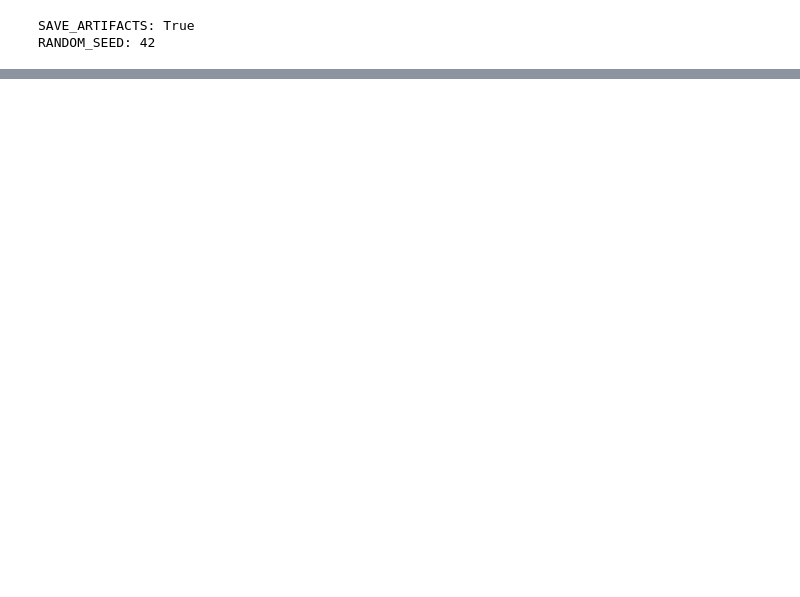
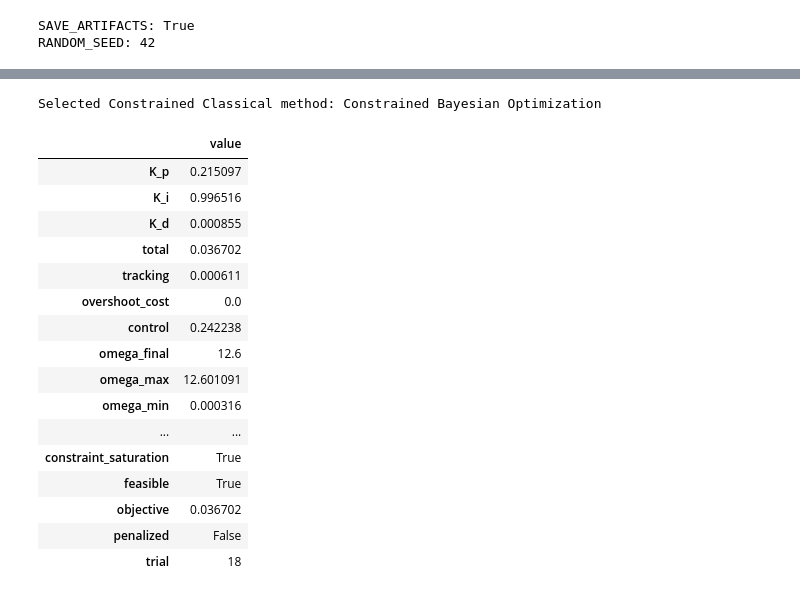
Before and after one commit to sw030701-ai/motor-control-optimization, a Jupyter notebook: experiments/03_pid_optimization.ipynb, the cells around one changed output, grey strips where cells are left out. Cells and saved outputs as stored; diff of their text form; code cells hidden in the pictures; blank space fills up the shorter version.

Commit message:
Add constrained PID optimization workflow

```diff
--- a/experiments/03_pid_optimization.ipynb
+++ b/experiments/03_pid_optimization.ipynb
@@ -855,0 +301,24 @@ PID optimization records saved.
+# %%
+GAIN_BOUNDS = {
+    "K_p": (0.20, 1.50),
+    "K_i": (0.50, 4.00),
+    "K_d": (0.00, 0.01),
+}
+
+N_RANDOM_TRIALS = 80
+N_BAYESIAN_TRIALS = 80
+BAYESIAN_INITIAL_TRIALS = 8
+BAYESIAN_ACQUISITION_POOL_SIZE = 1200
+
+search_summary = pd.DataFrame([
+    {"Gain": gain, "Lower Bound": low, "Upper Bound": high}
+    for gain, (low, high) in GAIN_BOUNDS.items()
+])
+
+budget_summary = pd.DataFrame([
+    {"Method": "Constrained Random Search", "Evaluation Budget": N_RANDOM_TRIALS},
+    {"Method": "Constrained Bayesian Optimization", "Evaluation Budget": N_BAYESIAN_TRIALS},
+])
+
+display(search_summary)
+display(budget_summary)
@@ -855,0 +405,34 @@ PID optimization records saved.
+# %%
+candidate_bests = [
+    ("Constrained Random Search", random_best),
+    ("Constrained Bayesian Optimization", bayesian_best),
+]
+selected_method, selected_best = min(candidate_bests, key=lambda item: item[1]["total"])
+constrained_classical_gains = PIDGains(
+    K_p=float(selected_best["K_p"]),
+    K_i=float(selected_best["K_i"]),
+    K_d=float(selected_best["K_d"]),
+)
+
+assert bool(selected_best["feasible"]), "Selected constrained PID must be feasible."
+print("Selected Constrained Classical method:", selected_method)
+display(pd.DataFrame([selected_best]).T.rename(columns={0: "value"}))
+# %% [output]
+Selected Constrained Classical method: Constrained Bayesian Optimization
+|  | value |
+| K_p | 0.215097 |
+| K_i | 0.996516 |
+| K_d | 0.000855 |
+| total | 0.036702 |
+| tracking | 0.000611 |
+| overshoot_cost | 0.0 |
+| control | 0.242238 |
+| omega_final | 12.6 |
+| omega_max | 12.601091 |
+| omega_min | 0.000316 |
+| ... | ... |
+| constraint_saturation | True |
+| feasible | True |
+| objective | 0.036702 |
+| penalized | False |
+| trial | 18 |
```
Also changed, not shown: parts of 47 cells of this notebook, 27 other files.
